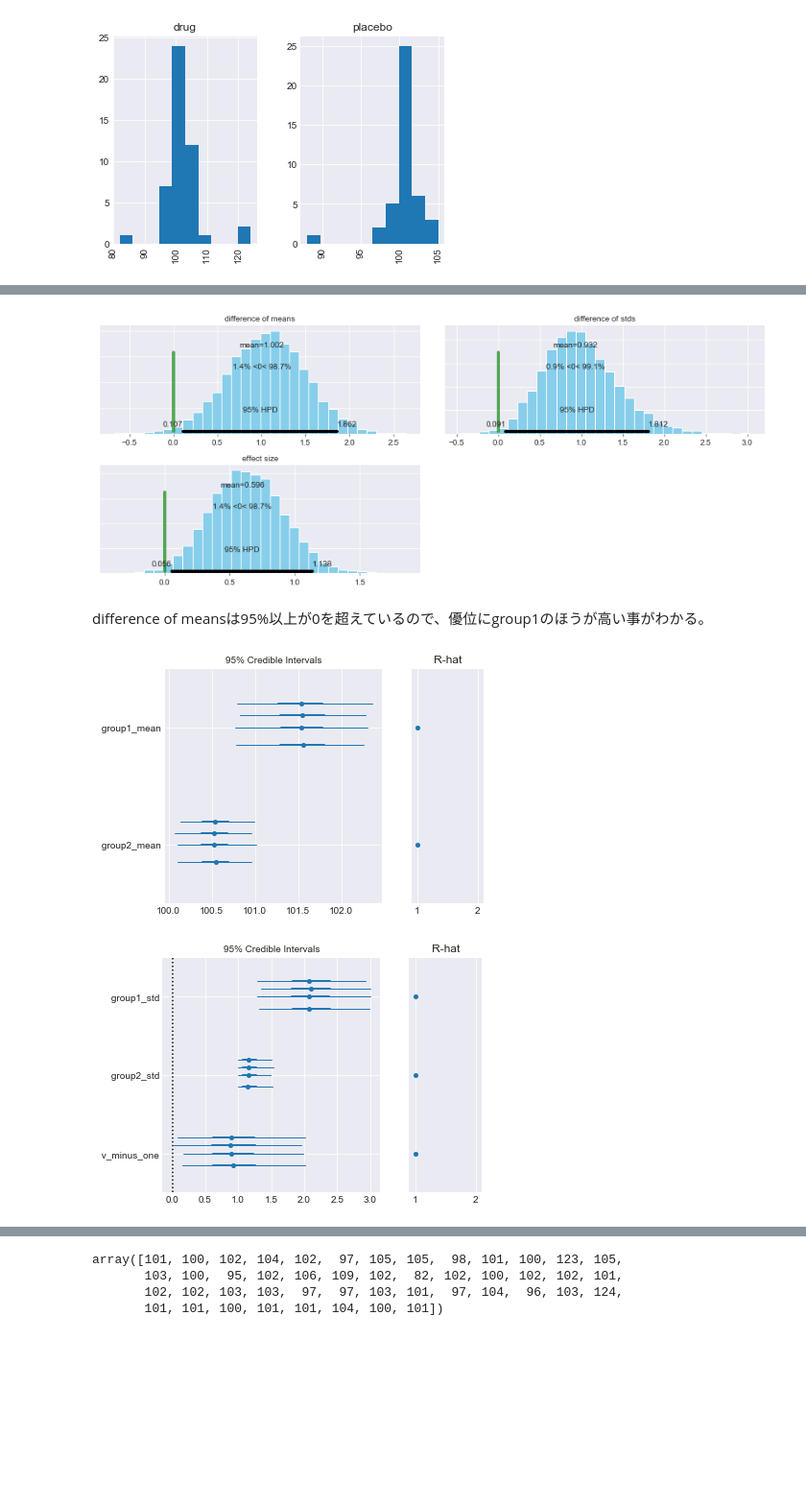
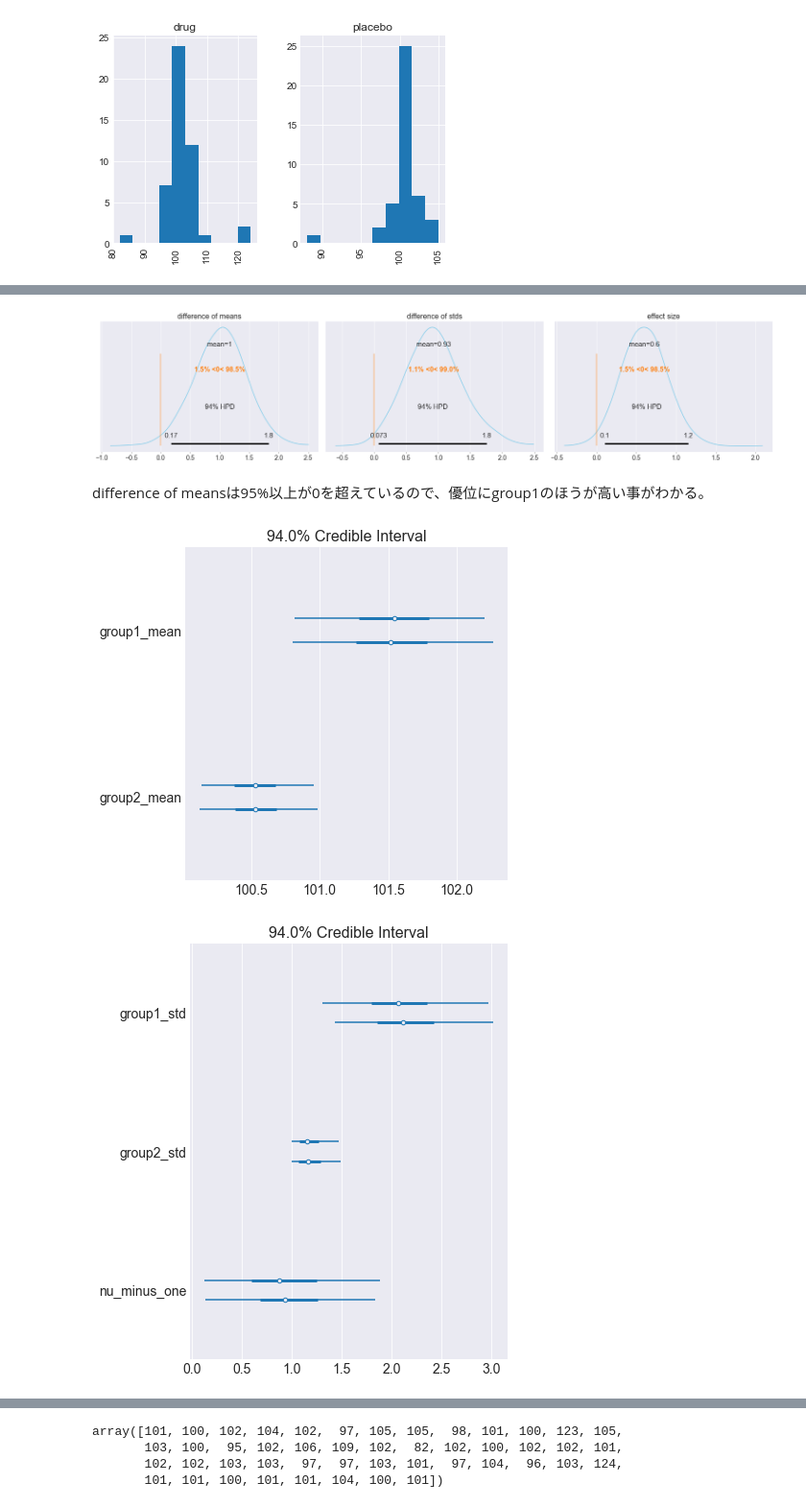
Before and after one commit to oumpy/hp_management, a Jupyter notebook: content/articles/2018sy/Tech_archive/bayesian_ttest.ipynb, the cells around one changed output, grey strips where cells are left out. Shown at 96% size. Drawn from its saved outputs; the diff is of its cells as text; code cells hidden in the pictures; blank space fills up the shorter version.

```diff
--- a/content/articles/2018sy/Tech_archive/bayesian_ttest.ipynb
+++ b/content/articles/2018sy/Tech_archive/bayesian_ttest.ipynb
@@ -63,8 +65,8 @@ y.head()
 # %%
-μ_m = y.value.mean()
-μ_s = y.value.std() * 2
+mu_m = y.value.mean()
+mu_s = y.value.std() * 2
 
 with pm.Model() as model:
-    group1_mean = pm.Normal('group1_mean', μ_m, sd=μ_s)
-    group2_mean = pm.Normal('group2_mean', μ_m, sd=μ_s)
+    group1_mean = pm.Normal('group1_mean', mu_m, sd=mu_s)
+    group2_mean = pm.Normal('group2_mean', mu_m, sd=mu_s)
 # %%
@@ -128,20 +132,20 @@ pm.plot_posterior(trace, varnames=['group1_mean','group2_mean', 'group1_std', 'g
 # %%
-pm.plot_posterior(trace, varnames=['difference of means','difference of stds', 'effect size'],
+pm.plot_posterior(trace, var_names=['difference of means','difference of stds', 'effect size'],
                   ref_val=0,
                   color='#87ceeb');
 # %% [output]
-[figure, old version]
+[figure, new version]
 # %% [markdown]
 difference of meansは95%以上が0を超えているので、優位にgroup1のほうが高い事がわかる。
 # %%
-pm.forestplot(trace, varnames=['group1_mean',
+pm.forestplot(trace, var_names=['group1_mean',
                                'group2_mean']);
 # %% [output]
-[figure, old version]
+[figure, new version]
 # %%
-pm.forestplot(trace, varnames=['group1_std',
+pm.forestplot(trace, var_names=['group1_std',
                                'group2_std',
-                               'ν_minus_one']);
+                               'nu_minus_one']);
 # %% [output]
-[figure, old version]
+[figure, new version]
 # %%
```
Also changed, not shown: parts of 17 cells of this notebook.
